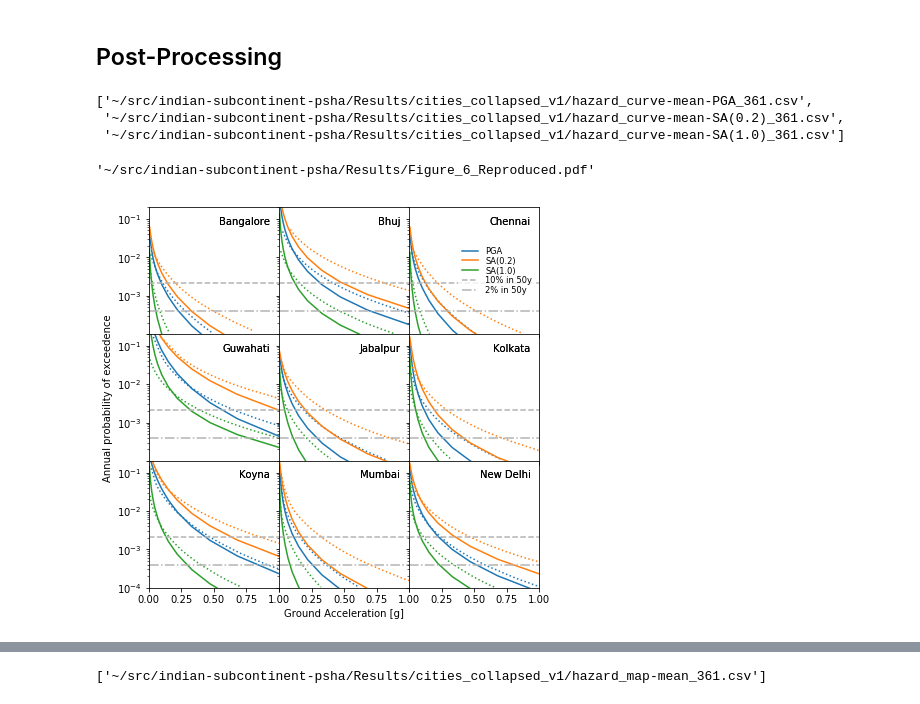
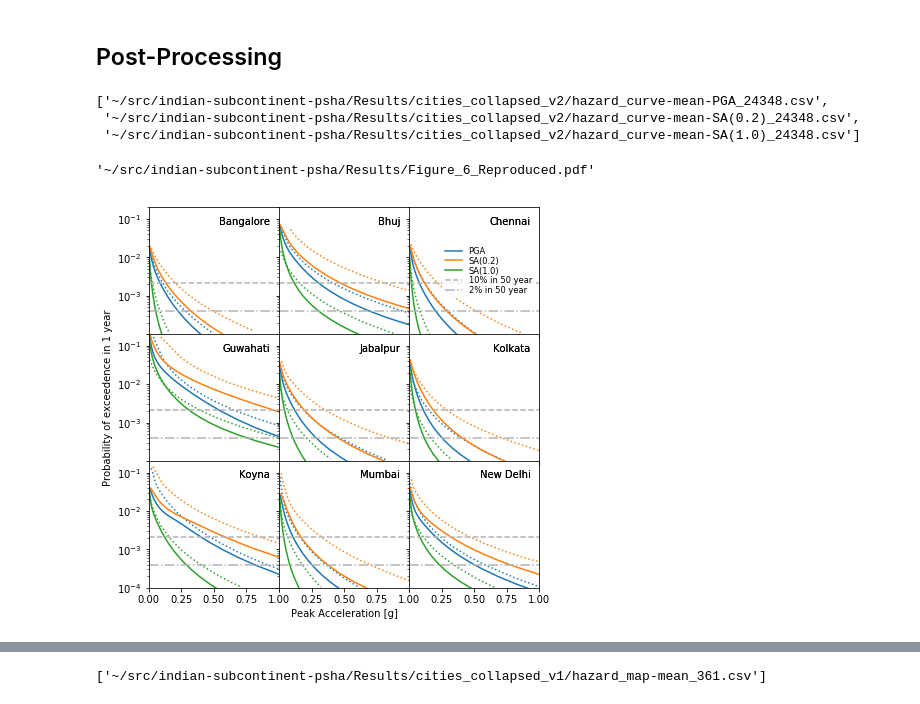
Before and after one commit to nackerley/indian-subcontinent-psha, a Jupyter notebook: Results/Hazard Curves.ipynb, the cells around one changed output, grey strips where cells are left out. Saved outputs shown, nothing was run; the diff lists cells and outputs as text; code cells hidden in the pictures.

Commit message:
Initial results of v2 model; incompletely processed.

```diff
--- a/Results/Hazard Curves.ipynb
+++ b/Results/Hazard Curves.ipynb
@@ -26,14 +42,19 @@ def anonymize(file_name):
     return os.path.abspath(file_name).replace(os.path.expanduser('~'), '~')
 # %%
 NATH_PATH = '../Data/nath2012probabilistic'
+DIGITIZED_PATH = '../Data/nath2012probabilistic/Figure6'
 SITES_CSV = 'NT2012_Table_3_lon_lat.csv'
 MAP_CSV = 'NT2012_Figure_7_Indian_subcontinent_lon_lat.csv'
 FIGURE_FILE = 'Figure_6_Reproduced.pdf'
 TABLE_FILE = 'Table_3_Reproduced.tex'
+PLOT_CITIES = np.array([['Bangalore', 'Bhuj', 'Chennai'],
+                        ['Guwahati', 'Jabalpur', 'Kolkata'],
+                        ['Koyna', 'Mumbai', 'New Delhi']])
+T_PLOT = 1  # year
 # %% [markdown]
 ## Job Setup
 # %%
 sites_table = os.path.join(NATH_PATH, 'Table 3.csv')
-df_table3 = pd.read_csv(sites_table, skiprows=1)
+df_table3 = pd.read_csv(sites_table, skiprows=1, index_col='City')
 df_table3
 # %% [output]
@@ -86,12 +96,10 @@ $P_2 = 1 - e ^{-\lambda T_2}$
 # %%
 poes_nom = np.array([0.1, 0.02])
 T_nom = 50  # years
-rate = -np.log(1 - poes_nom)/float(T_nom)  # per year
-T_inv = 1  # year
-poes_inv = 1 - np.exp(-rate*T_inv)
-poe_labels = ['%g%% in %gy' % (100*poe, T_nom) for poe in poes_nom]
+poes_plot = convert_probability(poes_nom, T_nom, T_PLOT)
+poe_labels = ['%g%% in %g year' % (100*poe, T_nom) for poe in poes_nom]
 
-print('investigation_time = %s' % str(T_inv))
-print('poes = %s' % ' '.join(['%.5g' % poe for poe in poes_inv]))
+print('investigation time: %g year' % T_PLOT)
+print('poes = %s' % ' '.join(['%.5g' % poe for poe in poes_plot]))
 print(poe_labels)
 # %% [output]
@@ -166,21 +174,16 @@ n_files = n_lt_rlzs*n_imt_iml = 3888*3 = 11664
 ## Post-Processing
 # %%
 curve_files = sorted([
-    os.path.abspath(item) for item in glob(os.path.join('cities_collapsed_v1', '*361*.csv'))
+    os.path.abspath(item) for item in glob(os.path.join('cities_collapsed_v2', '*24348*.csv'))
     if all(key in item for key in ['hazard_curve-', 'mean'])])
+curve_files = [item for item in curve_files if any(im_type in item for im_type in im_types)]
 anonymize(curve_files)
 # %% [output]
-['~/src/indian-subcontinent-psha/Results/cities_collapsed_v1/hazard_curve-mean-PGA_361.csv',
- '~/src/indian-subcontinent-psha/Results/cities_collapsed_v1/hazard_curve-mean-SA(0.2)_361.csv',
- '~/src/indian-subcontinent-psha/Results/cities_collapsed_v1/hazard_curve-mean-SA(1.0)_361.csv']
+['~/src/indian-subcontinent-psha/Results/cities_collapsed_v2/hazard_curve-mean-PGA_24348.csv',
+ '~/src/indian-subcontinent-psha/Results/cities_collapsed_v2/hazard_curve-mean-SA(0.2)_24348.csv',
+ '~/src/indian-subcontinent-psha/Results/cities_collapsed_v2/hazard_curve-mean-SA(1.0)_24348.csv']
 # %%
-plot_cities = np.array([['Bangalore', 'Bhuj', 'Chennai'],
-                        ['Guwahati', 'Jabalpur', 'Kolkata'],
-                        ['Koyna', 'Mumbai', 'New Delhi']])
-digitized_path = '../Data/nath2012probabilistic/Figure6'
-alpha = 1
-
-fig, axes = plt.subplots(plot_cities.shape[0], plot_cities.shape[1],
+fig, axes = plt.subplots(PLOT_CITIES.shape[0], PLOT_CITIES.shape[1],
                          figsize=(7, 7), sharex=True, sharey=True)
 fig.subplots_adjust(wspace=0, hspace=0)
 
@@ -188,57 +191,57 @@ for curve_file in curve_files:
     poes, config = read_hazard_csv(curve_file)
     label = os.path.split(curve_file)[1]
 
-    if config['investigation_time'] != T_inv:
-        warnings.warn(
-            'Investigation time %g instead of expected %g' %
-            (hcm['investigation_time'], T_inv), UserWarning)
-
     if config['imt'] == 'PGV':
         warnings.warn('IMT %s units not properly reflected in axis label.' %
-                      hcm['imt'], UserWarning)
+                      config['imt'], UserWarning)
+
+    poes = poes.apply(
+        lambda x: convert_probability(x, config['investigation_time'], T_PLOT))
 
     for (lon, lat, _), data in poes.iterrows():
         in_table3 = ((df_table3['Longitude (°E)'] == lon) &
                      (df_table3['Latitude (°N)'] == lat))
 
         if any(in_table3):
-            city = df_table3.loc[in_table3, 'City'].values[0]
+            city = in_table3.idxmax()
         else:
-            print('Unknown site %g°N %g°E. Ignoring ...', (lat, lon))
+            print('Unknown site at %g°N %g°E. Ignoring ...' % (lat, lon))
             continue
 
-        if city in plot_cities:
-            ax = axes[plot_cities == city][0]
-            trace = ax.semilogy(data.index, data.values,
-                                label=config['imt'], alpha=alpha)
+        if city in PLOT_CITIES:
+            ax = axes[PLOT_CITIES == city][0]
+            trace = ax.semilogy(data.index, data.values, label=config['imt'])
 
-            digitized_csv = '%s_%s.csv' % (city.replace(' ','_'), config['imt'].replace('.0', ''))
-            digitized_full = os.path.join(digitized_path, digitized_csv)
+            digitized_csv = '%s_%s.csv' % (city.replace(' ','_'),
+                                           config['imt'].replace('.0', ''))
+            digitized_full = os.path.join(DIGITIZED_PATH, digitized_csv)
             if os.path.isfile(digitized_full):
                 data = np.genfromtxt(digitized_full, delimiter=',')
                 ax.plot(data[:, 0], data[:, 1],
-                        linestyle=':', alpha=alpha, color=trace[0].get_color())
+                        linestyle=':', color=trace[0].get_color())
             else:
                 print('%s not found ...' % digitized_csv)
 
 # add reference curves and set limits
-for ax, city in zip(axes.ravel(), plot_cities.ravel()):
+for ax, city in zip(axes.ravel(), PLOT_CITIES.ravel()):
     ax.set_xlim((0, 1))
     ax.set_ylim((1e-4, 0.2))
-    for prob, label, linestyle in zip(poes_inv, poe_labels, ['--', '-.', ':']):
+    for prob, label, linestyle in zip(poes_plot, poe_labels, ['--', '-.', ':']):
         ax.axhline(prob, label=label, color='0.7', linestyle=linestyle)
         fig.sca(ax)
         annotate(city, loc='upper right')
 
-axes[1,0].set_ylabel('Annual probability of exceedence')
+axes[1,0].set_ylabel(
+    'Probability of exceedence in %g year%s' %
+    (T_PLOT, '' if T_PLOT == 1 else 's'))
 [ax.yaxis.get_major_ticks()[1].label.set_visible(False) for ax in axes[:-1,0]]
-axes[-1,1].set_xlabel('Ground Acceleration [g]')
+axes[-1,1].set_xlabel('Peak Acceleration [g]')
 [ax.xaxis.get_major_ticks()[0].label.set_visible(False) for ax in axes[-1,1:]]
 leg = axes[0,-1].legend(loc='center right', frameon=True, fontsize='small', labelspacing=0.1)
 leg.get_frame().set_linewidth(0.0)
 
 fig.savefig(FIGURE_FILE, dpi=600, bbox_inches='tight')
 anonymize(FIGURE_FILE)
 # %% [output]
 '~/src/indian-subcontinent-psha/Results/Figure_6_Reproduced.pdf'
-[figure, old version]
+[figure, new version]
```
Also changed, not shown: parts of 10 cells of this notebook, 26 other files.
